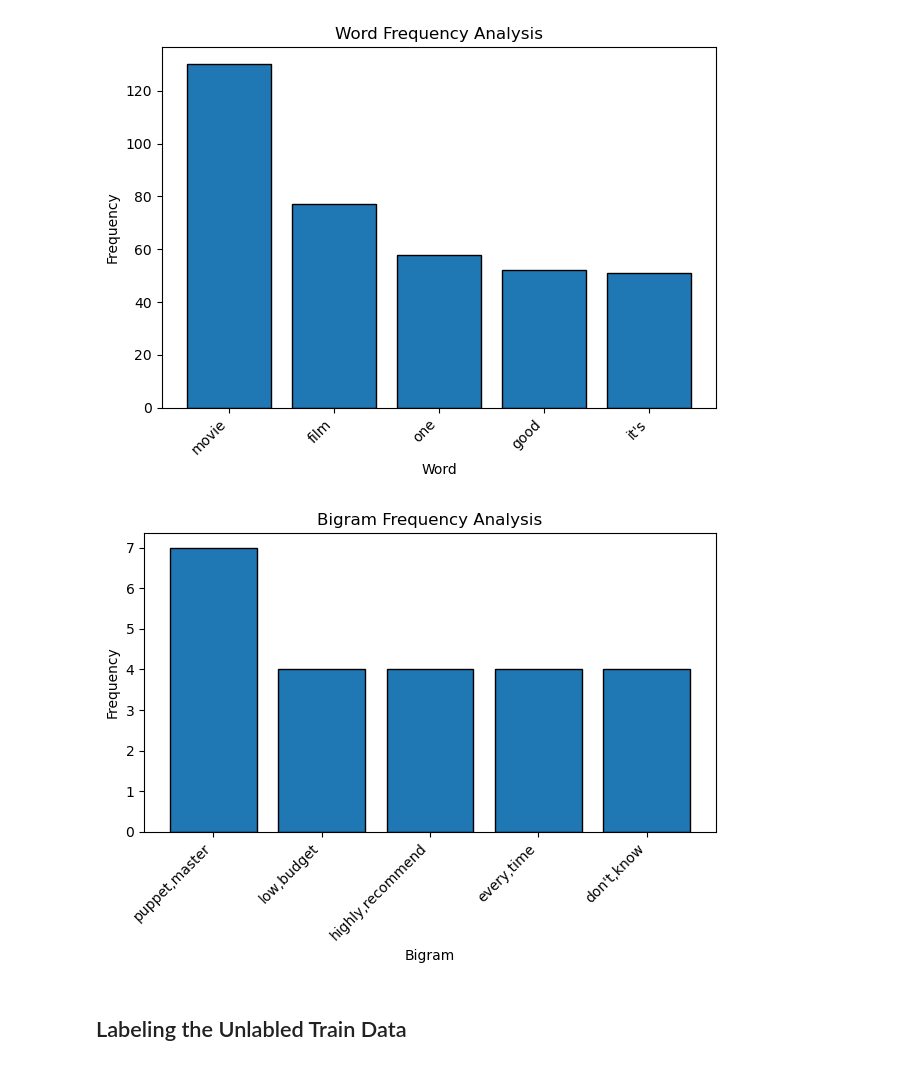
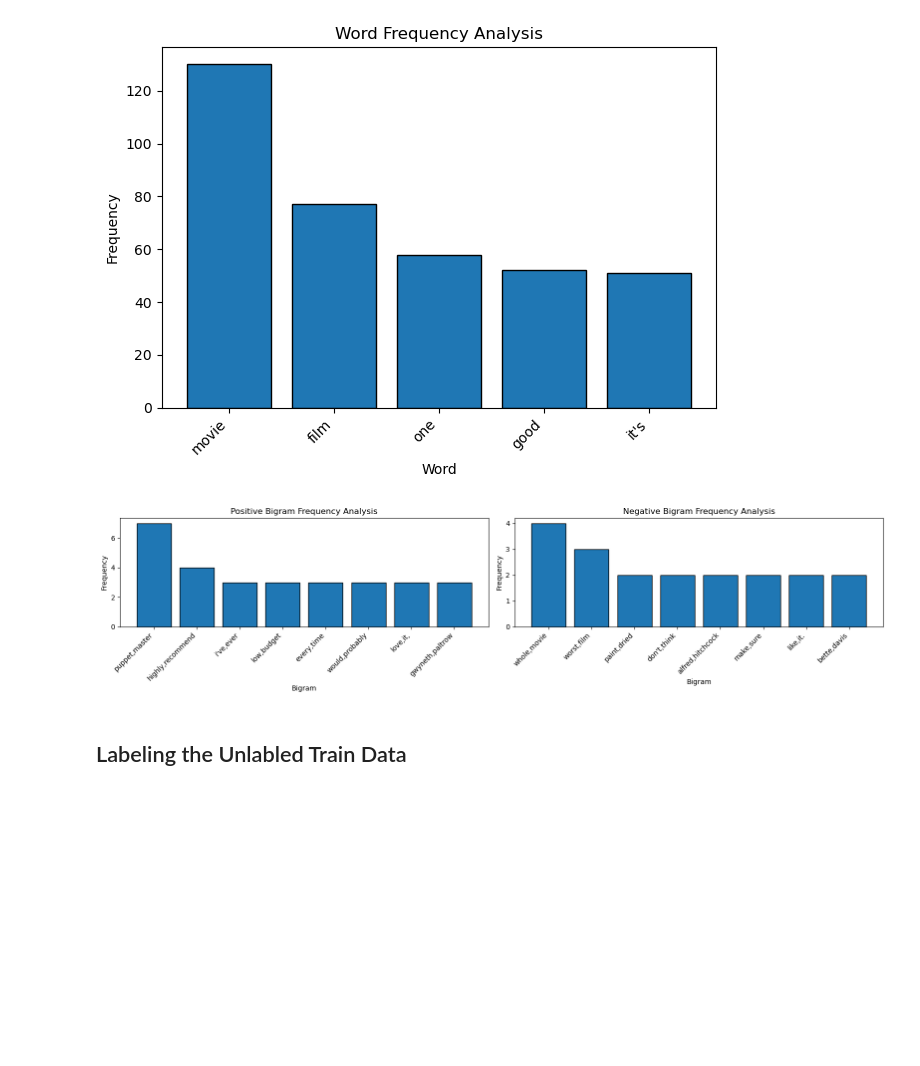
Before and after one commit to ALotov2000/imdb-data-analysis, a Jupyter notebook: CA7.ipynb, the cells around one changed output. Saved outputs shown, nothing was run; the diff lists cells and outputs as text; code cells hidden in the pictures; blank space fills up the shorter version.

Commit message:
feat: now bigrams are plotted separately for positive and negative comments in the train set

```diff
--- a/CA7.ipynb
+++ b/CA7.ipynb
@@ -106,25 +106,44 @@ plt.show()
 [figure]
 # %%
 def preprocess(review):
-    review = review.replace("<br />", "")  # Remove "<br />" tags
-    tokens = list(review.lower().split())  # Tokenization and convert to lowercase
+    review = review.replace("<br />", "")
+    tokens = list(review.lower().split())
     bigrams = [(tokens[i], tokens[i+1]) for i in range(len(tokens)-1) if tokens[i].lower() not in stopwords and tokens[i+1].lower() not in stopwords]
     return bigrams
 
-# Extract and count bigrams
-bigrams = [bigram for review in review_list for bigram in preprocess(review)]
-bigram_counts = Counter(bigrams)
-top_bigrams = dict(sorted(bigram_counts.items(), key=lambda x: x[1], reverse=True)[:5])
-# Plot the results
-plt.bar([','.join(key) for key in top_bigrams.keys()], top_bigrams.values(), edgecolor="black")
+
+positive_review_list = labeled_train_df[labeled_train_df['label'] == 1]['review'].tolist()
+negative_review_list = labeled_train_df[labeled_train_df['label'] == 0]['review'].tolist()
+
+positive_bigrams = [bigram for review in positive_review_list for bigram in preprocess(review)]
+negative_bigrams = [bigram for review in negative_review_list for bigram in preprocess(review)]
+
+positive_bigram_counts = Counter(positive_bigrams)
+negative_bigram_counts = Counter(negative_bigrams)
+
+positive_top_bigrams = dict(sorted(positive_bigram_counts.items(), key=lambda x: x[1], reverse=True)[:8])
+negative_top_bigrams = dict(sorted(negative_bigram_counts.items(), key=lambda x: x[1], reverse=True)[:8])
+
+plt.figure(figsize=(16, 4))
+
+plt.subplot(1, 2, 1)
+plt.bar([','.join(key) for key in positive_top_bigrams.keys()], positive_top_bigrams.values(), edgecolor="black")
 plt.xlabel('Bigram')
 plt.ylabel('Frequency')
-plt.title('Bigram Frequency Analysis')
+plt.title('Positive Bigram Frequency Analysis')
+plt.xticks(rotation=45, ha='right')
+plt.tight_layout()
+
+plt.subplot(1, 2, 2)
+plt.bar([','.join(key) for key in negative_top_bigrams.keys()], negative_top_bigrams.values(), edgecolor="black")
+plt.xlabel('Bigram')
+plt.ylabel('Frequency')
+plt.title('Negative Bigram Frequency Analysis')
 plt.xticks(rotation=45, ha='right')
 plt.tight_layout()
 plt.show()
 # %% [output]
-[figure, old version]
+[figure, new version]
 # %% [markdown]
 ## Labeling the Unlabled Train Data
 # %%
```
Also changed, not shown: parts of 9 cells of this notebook.
